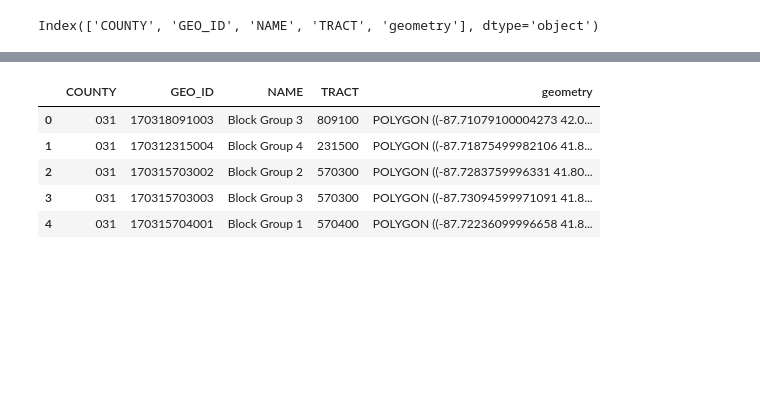
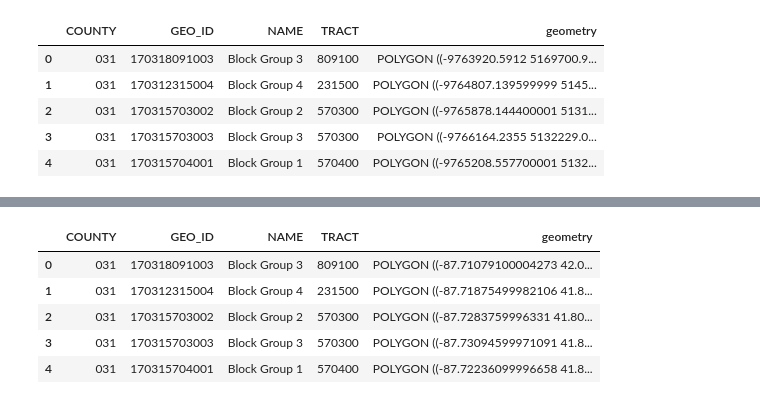
Before and after one commit to capp-machine-learning/chicago-crime-analysis, a Jupyter notebook: clean_ver.ipynb, the cells around one changed output, grey strips where cells are left out. Cells and saved outputs as stored; diff of their text form; code cells hidden in the pictures; blank space fills up the shorter version.

```diff
--- a/clean_ver.ipynb
+++ b/clean_ver.ipynb
@@ -60,6 +62,11 @@ geodata = conn.mapservice.query(layer=10, where='STATE = 17')
 geodata = geodata[["COUNTY", "GEOID", "NAME", "TRACT", "geometry"]]
 geodata.rename(columns={'GEOID':'GEO_ID'}, inplace=True)
 # %%
-geodata.columns
+geodata.head()
 # %% [output]
-Index(['COUNTY', 'GEO_ID', 'NAME', 'TRACT', 'geometry'], dtype='object')
+|  | COUNTY | GEO_ID | NAME | TRACT | geometry |
+| 0 | 031 | 170318091003 | Block Group 3 | 809100 | POLYGON ((-9763920.5912 5169700.9... |
+| 1 | 031 | 170312315004 | Block Group 4 | 231500 | POLYGON ((-9764807.139599999 5145... |
+| 2 | 031 | 170315703002 | Block Group 2 | 570300 | POLYGON ((-9765878.144400001 5131... |
+| 3 | 031 | 170315703003 | Block Group 3 | 570300 | POLYGON ((-9766164.2355 5132229.0... |
+| 4 | 031 | 170315704001 | Block Group 1 | 570400 | POLYGON ((-9765208.557700001 5132... |
```
Also changed, not shown: parts of 9 cells of this notebook, 2 other files.
